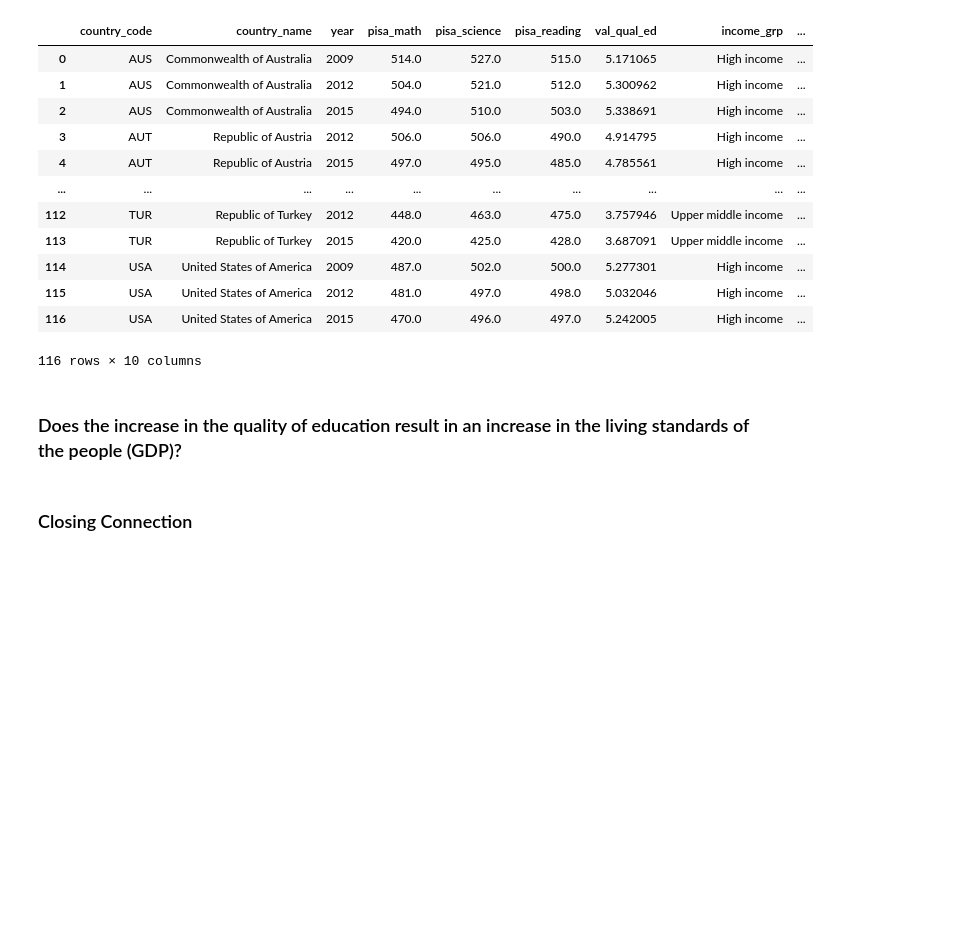
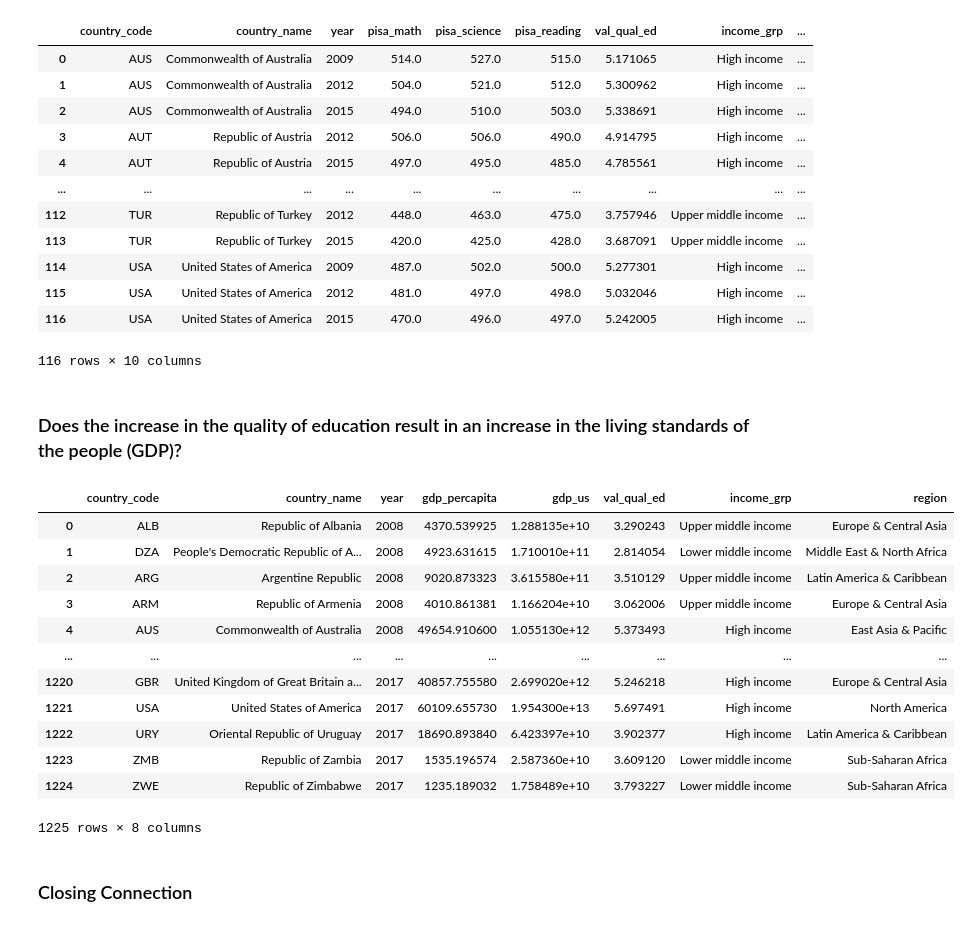
Before and after one commit to IShaalan/BAIT580A---Project-Repo, a Jupyter notebook: analysis.ipynb, the cells around one changed output. Drawn from its saved outputs; the diff is of its cells as text; code cells hidden in the pictures; blank space fills up the shorter version.

```diff
--- a/analysis.ipynb
+++ b/analysis.ipynb
@@ -141,33 +128,6 @@ fig = px.choropleth(locations=edu_indicators_2017['country_code'],
                     scope="world"
                    )
 fig.show()
-# %%
-import plotly.express as px
-import pandas as pd
-import plotly.offline as po
-import plotly.graph_objs as pg
-import matplotlib.pyplot as plt
-%matplotlib inline
-
-#Visualize the countries selected on a map .. color the countries by income group.. Upon hovering it should show the HDI, GDP, GDP_Growth, Qual_Ed
-clr={'1':'red', '2':'Yellow','3':'Green','4':'Blue'}
-country_code = ['CHL','EGY','USA','CAN']
-gdp_us = ['1','2','2','4']
-country_name = ['Chile','Egypt','United States','Canada']
-
-dt = dict(type='choropleth',
-            locations = edu_indicators['country_code'],
-            #z = edu_indicators.income_grp.astype('category').codes,
-            z = edu_indicators[['income_grp']].apply(lambda col:pd.Categorical(col).codes).income_grp,
-            text = edu_indicators['country_name'])
-
-layout = dict(title = 'VIZ',
-              geo = dict(showframe = False,
-                       projection = {'type':'robinson'},
-                       showlakes = False,
-                       lakecolor = 'rgb(0,191,255)'))
-x = pg.Figure(data = [dt], layout = layout)
-po.iplot(x)
 # %% [markdown]
 ### Bivariate data analysis
 # %%
@@ -327,2 +503,29 @@ px.scatter(data_frame=df_scores_qual,x='pisa_combined_score',y='val_qual_ed',hov
 # %% [markdown]
 ### Does the increase in the quality of education result in an increase in the living standards of the people (GDP)?
+# %%
+df_qual_gpc = '''SELECT ct.country_code, ct.country_name, hc.year, gdp_percapita,gdp_us, val_qual_ed, ct.income_grp, ct.region
+FROM edx.education_indicators as ei
+	INNER JOIN edx.human_capital as hc ON ei.year = hc.year and ei.country_code = hc.country_code
+	INNER JOIN edx.country as ct on ct.country_code  = hc.country_code
+WHERE hdi is not NULL and val_qual_ed is not NULL and hc.year BETWEEN 2008 and 2017'''
+
+cur.execute(query=df_qual_gpc)
+df_qual_gpc = pd.DataFrame(cur.fetchall())
+
+df_qual_gpc.columns = ['country_code','country_name','year','gdp_percapita', 'gdp_us','val_qual_ed','income_grp','region']
+
+df_qual_gpc
+# %% [output]
+|  | country_code | country_name | year | gdp_percapita | gdp_us | val_qual_ed | income_grp | region |
+| 0 | ALB | Republic of Albania | 2008 | 4370.539925 | 1.288135e+10 | 3.290243 | Upper middle income | Europe & Central Asia |
+| 1 | DZA | People's Democratic Republic of A... | 2008 | 4923.631615 | 1.710010e+11 | 2.814054 | Lower middle income | Middle East & North Africa |
+| 2 | ARG | Argentine Republic | 2008 | 9020.873323 | 3.615580e+11 | 3.510129 | Upper middle income | Latin America & Caribbean |
+| 3 | ARM | Republic of Armenia | 2008 | 4010.861381 | 1.166204e+10 | 3.062006 | Upper middle income | Europe & Central Asia |
+| 4 | AUS | Commonwealth of Australia | 2008 | 49654.910600 | 1.055130e+12 | 5.373493 | High income | East Asia & Pacific |
+| ... | ... | ... | ... | ... | ... | ... | ... | ... |
+| 1220 | GBR | United Kingdom of Great Britain a... | 2017 | 40857.755580 | 2.699020e+12 | 5.246218 | High income | Europe & Central Asia |
+| 1221 | USA | United States of America | 2017 | 60109.655730 | 1.954300e+13 | 5.697491 | High income | North America |
+| 1222 | URY | Oriental Republic of Uruguay | 2017 | 18690.893840 | 6.423397e+10 | 3.902377 | High income | Latin America & Caribbean |
+| 1223 | ZMB | Republic of Zambia | 2017 | 1535.196574 | 2.587360e+10 | 3.609120 | Lower middle income | Sub-Saharan Africa |
+| 1224 | ZWE | Republic of Zimbabwe | 2017 | 1235.189032 | 1.758489e+10 | 3.793227 | Lower middle income | Sub-Saharan Africa |
+1225 rows × 8 columns
```
Also changed, not shown: parts of 53 cells of this notebook, 2 other files.
